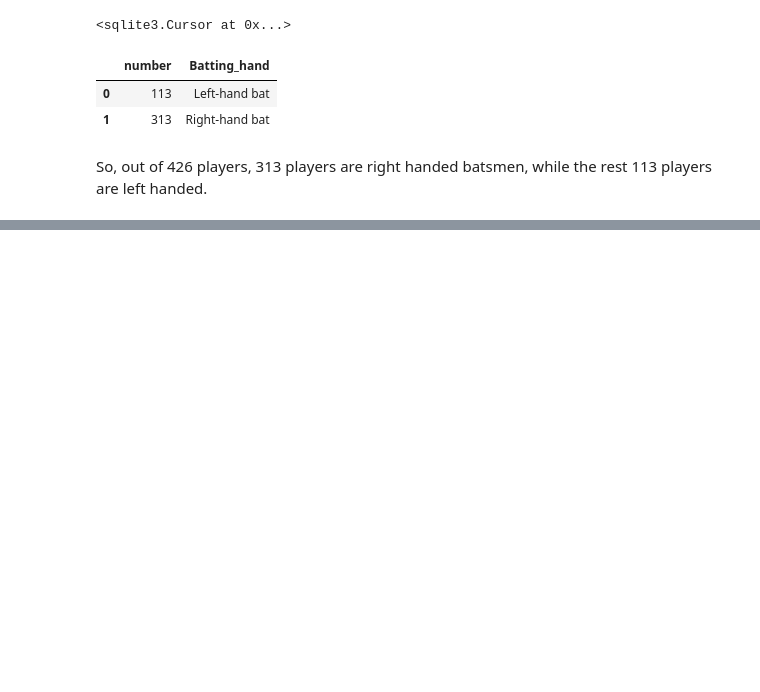
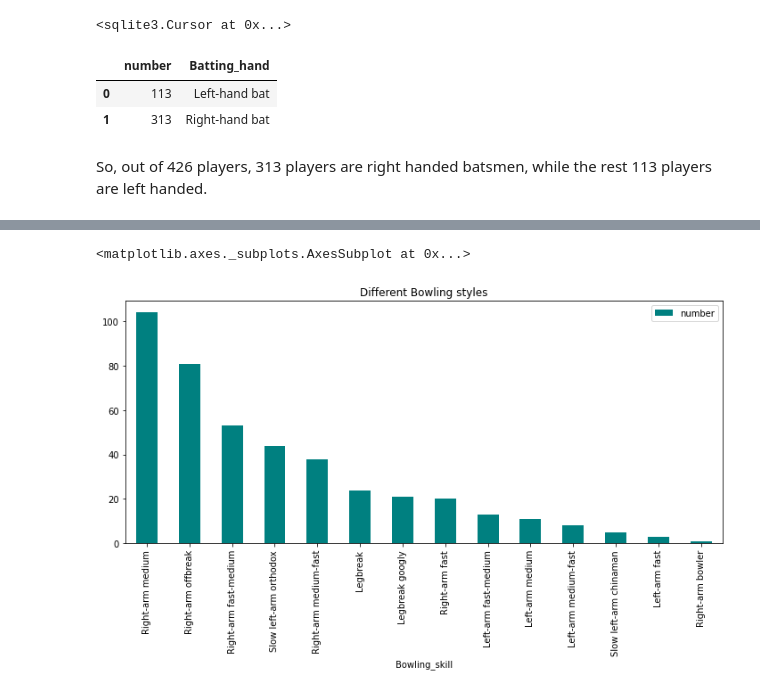
Before and after one commit to crypticrk/IPL-Data-Analysis, a Jupyter notebook: IPL Data Analysis.ipynb, the cells around one changed output, grey strips where cells are left out. Saved outputs shown, nothing was run; the diff lists cells and outputs as text; code cells hidden in the pictures; blank space fills up the shorter version.

```diff
--- a/IPL Data Analysis.ipynb
+++ b/IPL Data Analysis.ipynb
@@ -263,3 +263,9 @@ bat_style
 | 1 | 313 | Right-hand bat |
 # %% [markdown]
 So, out of 426 players, 313 players are right handed batsmen, while the rest 113 players are left handed.
+# %%
+bowl_style = pd.read_sql("""SELECT COUNT(Bowling_skill) AS number, Bowling_skill
+                            FROM bat_bowl_style
+                            GROUP BY Bowling_skill
+                            ORDER BY number DESC;""", conn)
+bowl_style
@@ -265,0 +288,6 @@ So, out of 426 players, 313 players are right handed batsmen, while the rest 113
+# %%
+bowl_style.plot(kind ='bar', x = 'Bowling_skill', y = 'number',
+               figsize = (12,5), color = 'teal', title = 'Different Bowling styles')
+# %% [output]
+<matplotlib.axes._subplots.AxesSubplot at 0x...>
+[figure, added]
```
Also changed, not shown: parts of 4 cells of this notebook.
